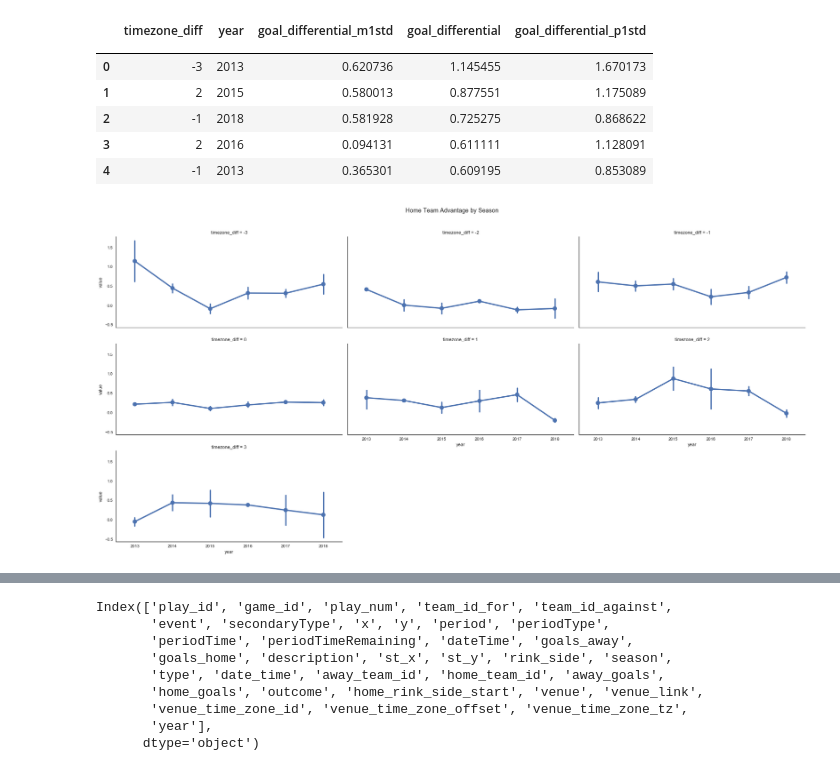
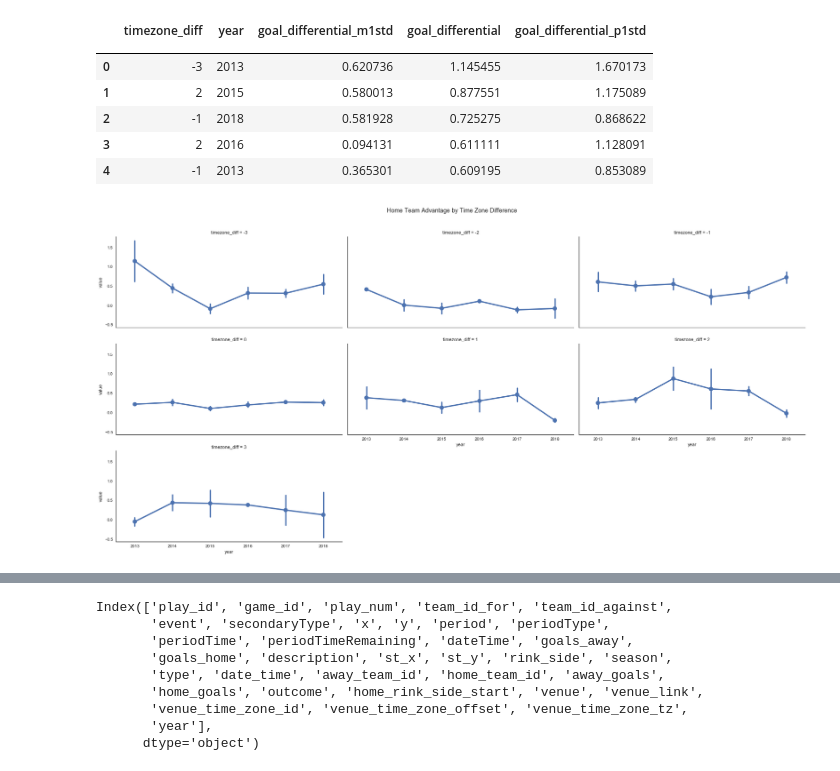
Before and after one commit to UCB-INFO-PYTHON/project_2_Bergan_Biseda_Hardy, a Jupyter notebook: brent_12_4_2018.ipynb, the cells around one changed output, grey strips where cells are left out. Cells and saved outputs as stored; diff of their text form; code cells hidden in the pictures.

```diff
--- a/brent_12_4_2018.ipynb
+++ b/brent_12_4_2018.ipynb
@@ -486,12 +573,13 @@ df.head()
 # %%
 sns.set(style = 'white')
 g = sns.FacetGrid(df_long, col = "timezone_diff", margin_titles=True, col_wrap=3,size=4, aspect=2)
 g.map(sns.pointplot, 'year', 'value')
 plt.subplots_adjust(top=0.9)
-g.fig.suptitle('Home Team Advantage by Season')
+g.fig.suptitle('Home Team Advantage by Time Zone Difference')
+plt.savefig('figures/goal_differential_by_time_zone_diff.jpg')
 pass
 # %% [output]
-[figure, old version]
+[figure, new version]
 # %%
 home_goals_by_team = goals_by_team[goals_by_team['home_team_id']==goals_by_team['team_id_for']]
 away_game_plays_goals = goals_by_team[goals_by_team['away_team_id']==goals_by_team['team_id_for']]
```
Also changed, not shown: parts of 49 cells of this notebook.
